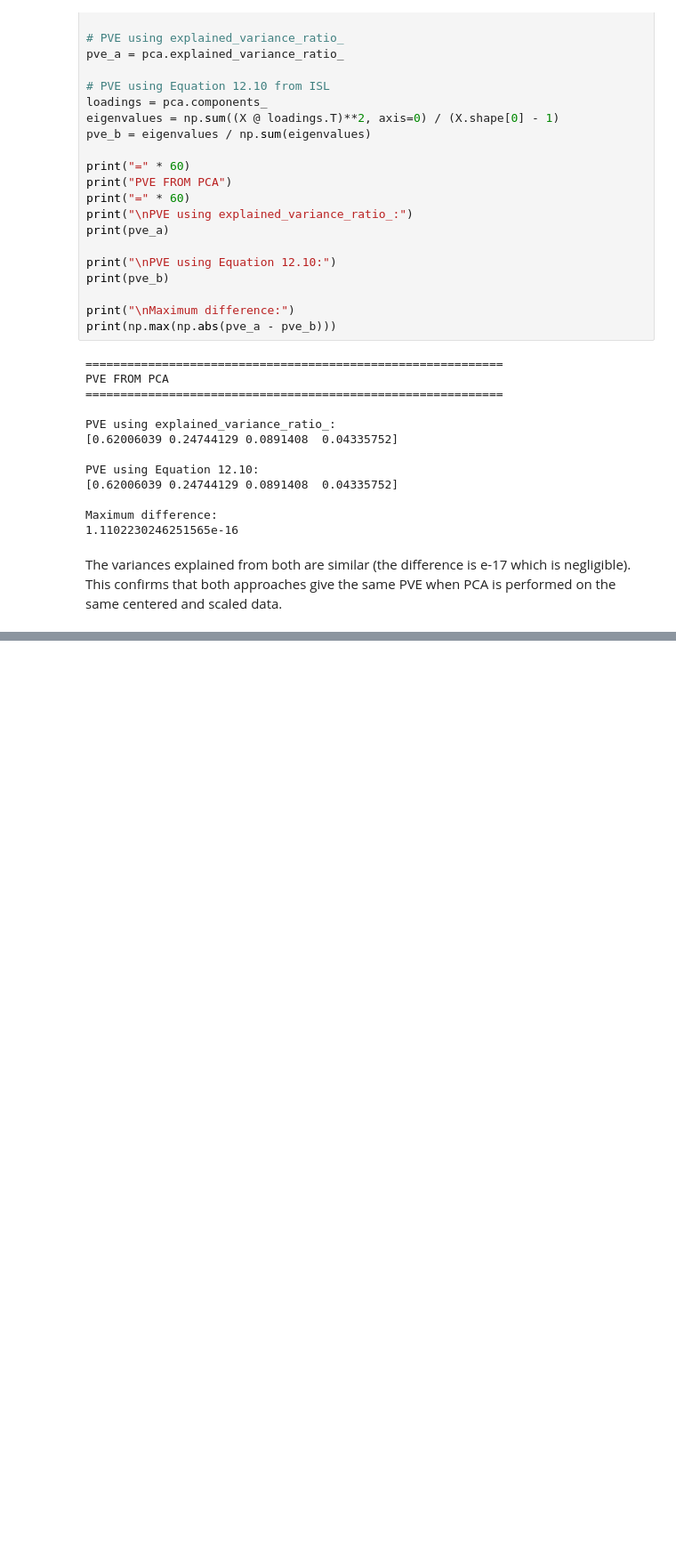
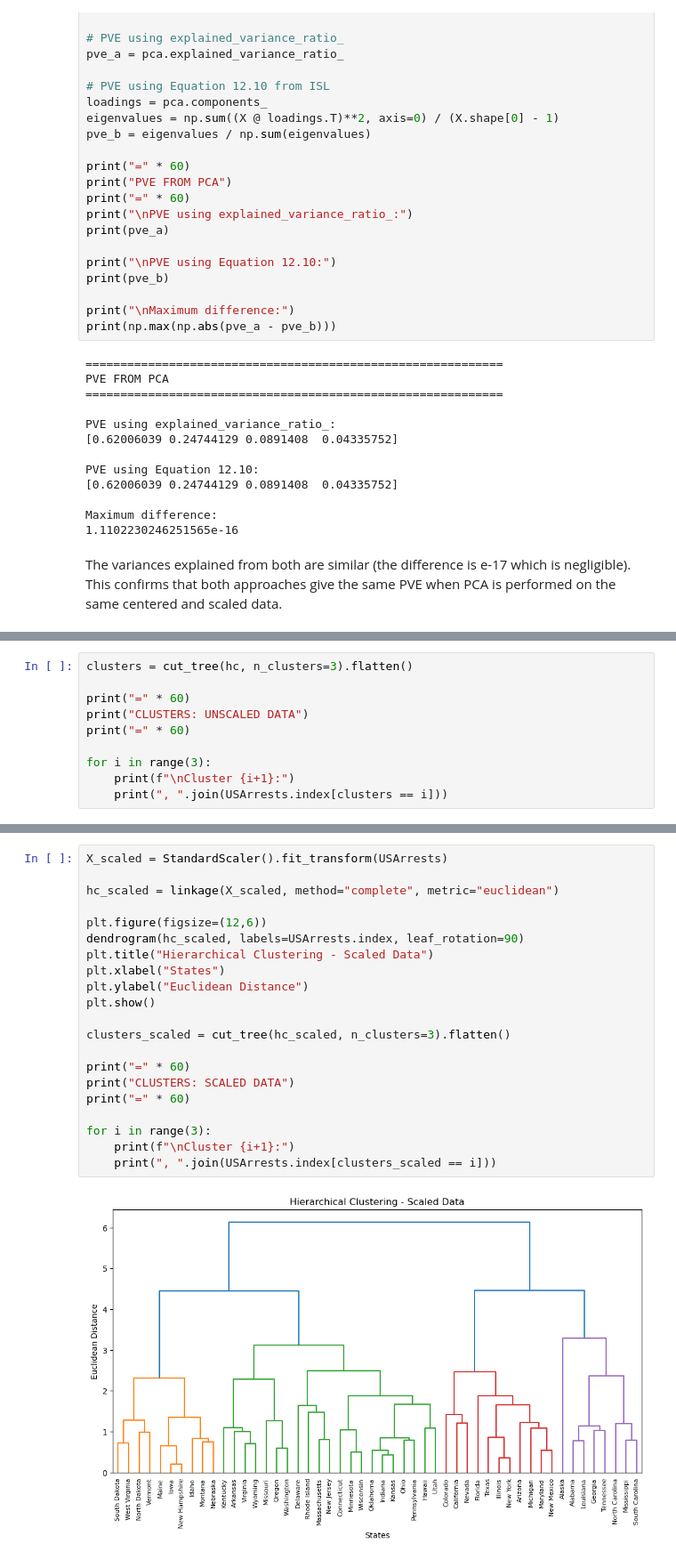
Before and after one commit to sumukha-r/isl-python-solutions, a Jupyter notebook: Chapter12-Unsupervised-Learning/Chapter12-Unsupervised-Learning.ipynb, the cells around one changed output, grey strips where cells are left out. Shown at 89% size. Cells and saved outputs as stored; diff of their text form; blank space fills up the shorter version.

```diff
--- a/Chapter12-Unsupervised-Learning/Chapter12-Unsupervised-Learning.ipynb
+++ b/Chapter12-Unsupervised-Learning/Chapter12-Unsupervised-Learning.ipynb
@@ -84,0 +102,10 @@ The variances explained from both are similar (the difference is e-17 which is n
+# %%
+clusters = cut_tree(hc, n_clusters=3).flatten()
+
+print("=" * 60)
+print("CLUSTERS: UNSCALED DATA")
+print("=" * 60)
+
+for i in range(3):
+    print(f"\nCluster {i+1}:")
+    print(", ".join(USArrests.index[clusters == i]))
@@ -84,0 +125,23 @@ The variances explained from both are similar (the difference is e-17 which is n
+# %%
+X_scaled = StandardScaler().fit_transform(USArrests)
+
+hc_scaled = linkage(X_scaled, method="complete", metric="euclidean")
+
+plt.figure(figsize=(12,6))
+dendrogram(hc_scaled, labels=USArrests.index, leaf_rotation=90)
+plt.title("Hierarchical Clustering - Scaled Data")
+plt.xlabel("States")
+plt.ylabel("Euclidean Distance")
+plt.show()
+
+clusters_scaled = cut_tree(hc_scaled, n_clusters=3).flatten()
+
+print("=" * 60)
+print("CLUSTERS: SCALED DATA")
+print("=" * 60)
+
+for i in range(3):
+    print(f"\nCluster {i+1}:")
+    print(", ".join(USArrests.index[clusters_scaled == i]))
+# %% [output]
+[figure, added]
```
Also changed, not shown: parts of 6 cells of this notebook, 1 other file.
